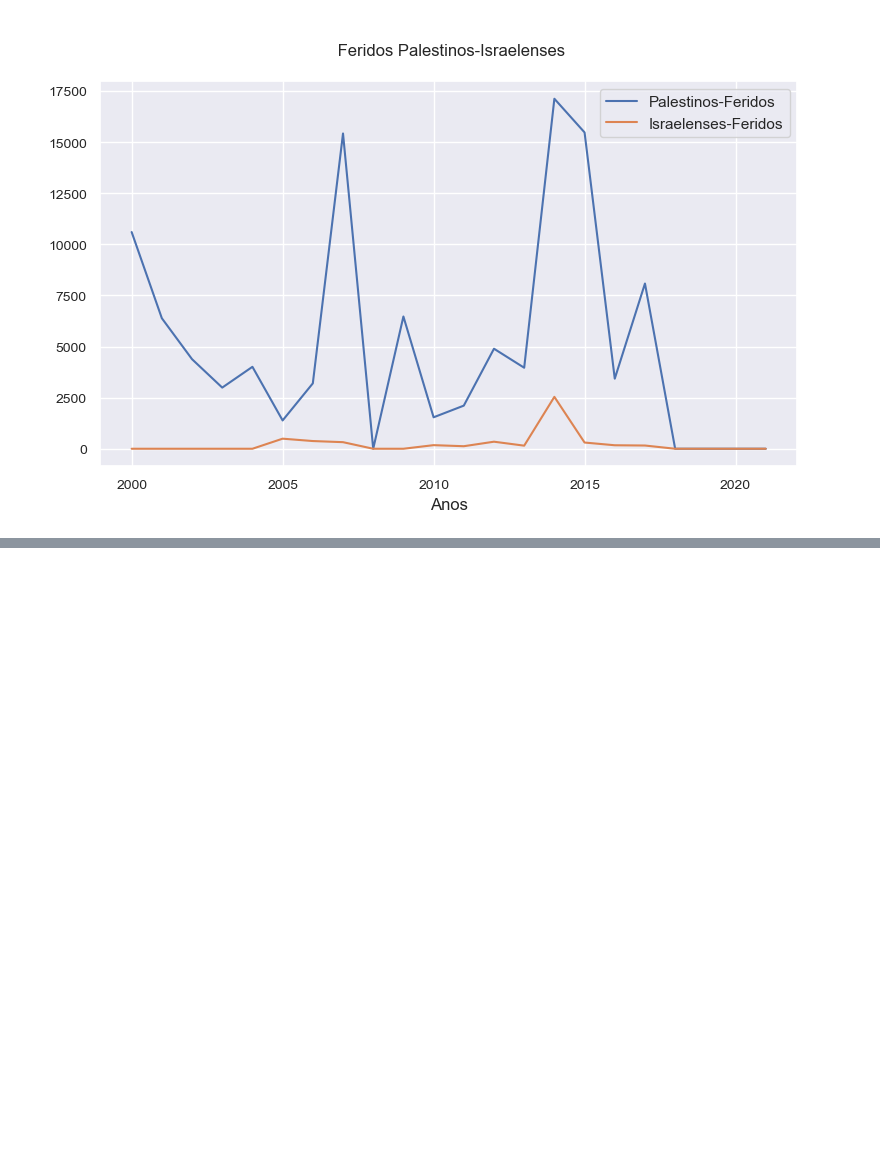
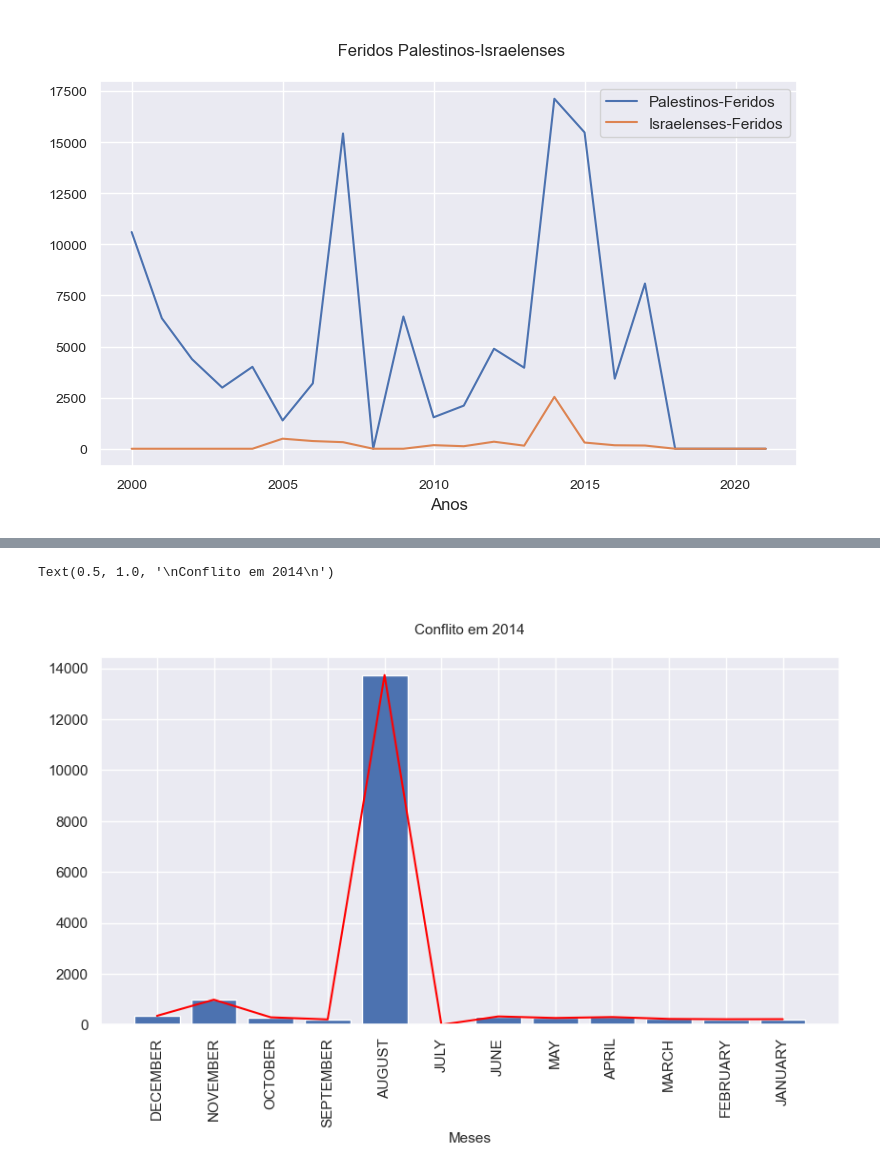
Before and after one commit to henriquecarvalho-maker/Conflito-israelo-palestino, a Jupyter notebook: análise_dos_mortos_e_feridos_no_conflito_entre_palestinos_e_israelitas.ipynb, the cells around one changed output, grey strips where cells are left out. Saved outputs shown, nothing was run; the diff lists cells and outputs as text; code cells hidden in the pictures; blank space fills up the shorter version.

```diff
--- a/análise_dos_mortos_e_feridos_no_conflito_entre_palestinos_e_israelitas.ipynb
+++ b/análise_dos_mortos_e_feridos_no_conflito_entre_palestinos_e_israelitas.ipynb
@@ -292,3 +296,6 @@ data_ano_.plot(x='year', y=['Palestinos-Feridos', 'Israelenses-Feridos'], figsiz
 <AxesSubplot: title={'center': '\n Feridos Palestinos-Israelenses\n'}, xlabel='Anos'>
 [figure]
 [figure]
+# %%
+dados_2014 = dados_.query('year == 2014')
+dados_2014.head()
@@ -294,0 +309,9 @@ data_ano_.plot(x='year', y=['Palestinos-Feridos', 'Israelenses-Feridos'], figsiz
+# %%
+plt.bar(dados_2014['month'], dados_2014['palestinians_injuries'])
+plt.xticks(rotation=90)
+plt.xlabel("Meses", fontsize=11)
+plt.plot(dados_2014['month'], dados_2014['palestinians_injuries'], color='red')
+plt.title('\nConflito em 2014\n', fontsize=11)
+# %% [output]
+Text(0.5, 1.0, '\nConflito em 2014\n')
+[figure, added]
```
Also changed, not shown: parts of 4 cells of this notebook.
